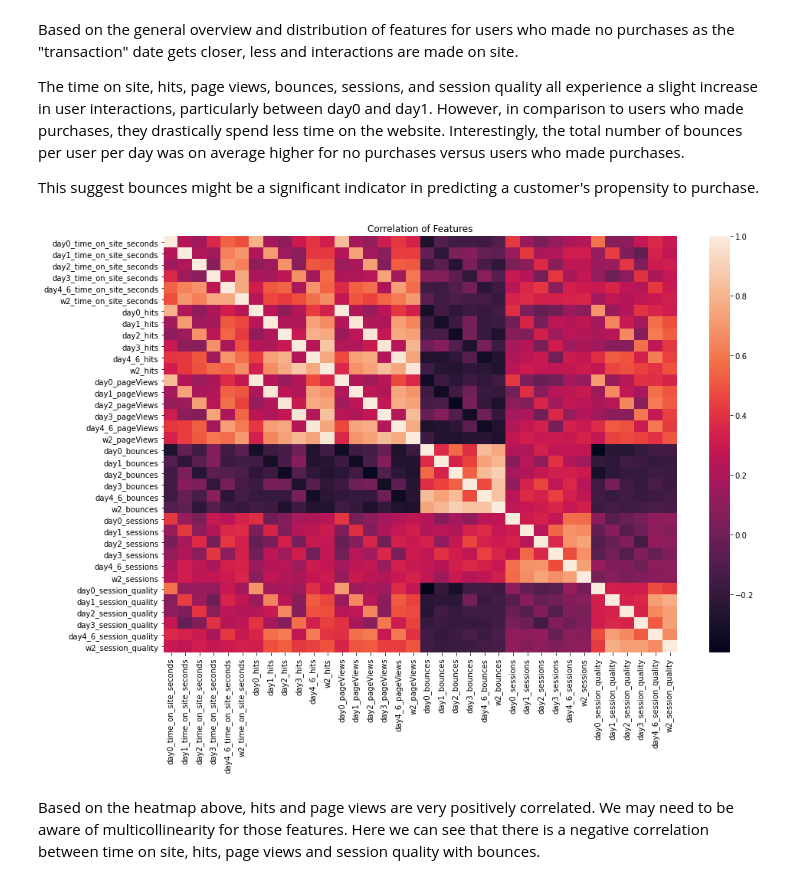
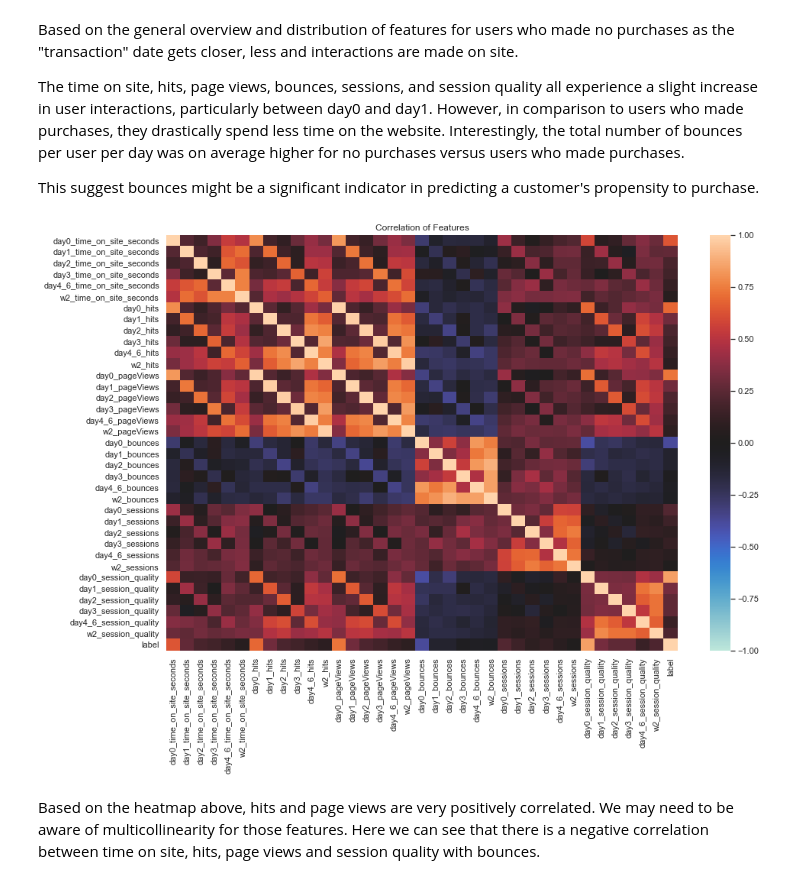
Before and after one commit to justinepicar/ecommerce-analysis, a Jupyter notebook: 03_exploratory_data_analysis_transformed_data.ipynb, the cells around one changed output. Cells and saved outputs as stored; diff of their text form; code cells hidden in the pictures.

```diff
--- a/03_exploratory_data_analysis_transformed_data.ipynb
+++ b/03_exploratory_data_analysis_transformed_data.ipynb
@@ -64,7 +64,7 @@ memory usage: 5.9 MB
 # %% [markdown]
 We can see from the info that most of the data types are floats. We need to change __visitor_id__ and __label__ to object types as these represent categorical features rather than integers.
 # %%
-train = train.astype({'visitor_id':'object', 'label':'object'})
+train = train.astype({'visitor_id':'object'})
 #check that the data type has been changed to a categorical feature
 train[['visitor_id', 'label']].dtypes
 # %% [output]
@@ -142,12 +142,13 @@ This suggest bounces might be a significant indicator in predicting a customer's
 # %%
 import seaborn as sns
 # %%
+#plot heat map
 plt.subplots(figsize=(15,10))
 plt.title('Correlation of Features')
-sns.heatmap(train.corr())
+sns.heatmap(train.corr(), vmin=-1, vmax=1, center=0)
 plt.show()
 # %% [output]
-[figure, old version]
+[figure, new version]
 # %% [markdown]
 Based on the heatmap above, hits and page views are very positively correlated. We may need to be aware of multicollinearity for those features. Here we can see that there is a negative correlation between time on site, hits, page views and session quality with bounces.
 # %%
```
Also changed, not shown: parts of 5 cells of this notebook.
